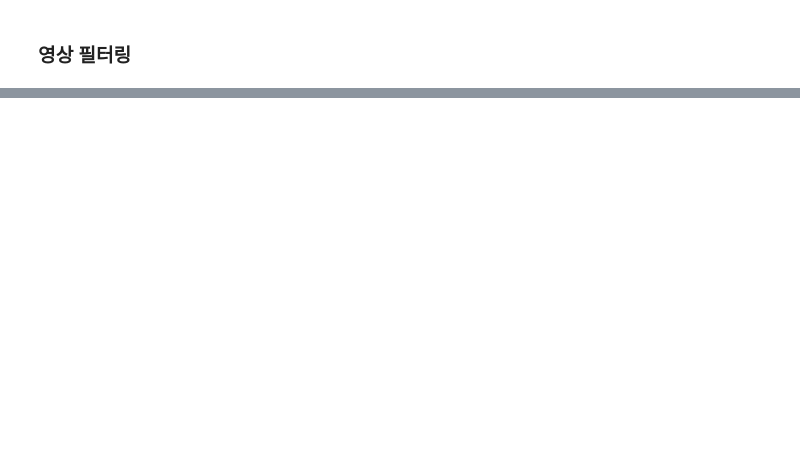
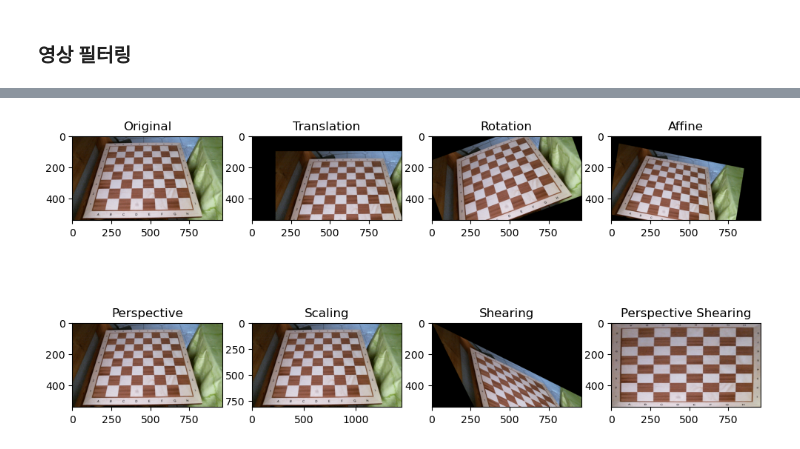
Before and after one commit to GithubJoshuaPark/AI_Master_Lec, a Jupyter notebook: 1_cv/03_cv_3_class.ipynb, the cells around one changed output, grey strips where cells are left out. Cells and saved outputs as stored; diff of their text form; code cells hidden in the pictures; blank space fills up the shorter version.

```diff
--- a/1_cv/03_cv_3_class.ipynb
+++ b/1_cv/03_cv_3_class.ipynb
@@ -168,0 +171,87 @@ close_window()
+# %%
+## 기하학적 변환
+src = cv2.imread("./fig/checkerboard.png")
+
+# Translation which moves an object
+# 2x3 matrix which is used to translate (move) an object to the right by 150 pixels and down by 100 pixels
+aff = np.array([[1, 0, 150],
+                [0, 1, 100]], dtype=np.float32)
+dst = cv2.warpAffine(src, aff, (0, 0))
+
+# Rotation which rotates an object
+# 2x3 matrix which is used to rotate an object by 20 degrees
+cp = (src.shape[1]/2, src.shape[0]/2) # center point of an image, width/2, height/2
+rot = cv2.getRotationMatrix2D(cp, 20, 1) # 2x3 matrix which is used to rotate an object by 20 degrees
+dst2 = cv2.warpAffine(src, rot, (0, 0))  # Apply an affine transformation to an image
+
+# Affine transformation which is a linear transformation
+# 3 points, 3 points are enough to do affine transformation
+# 3 points are enough to do affine transformation
+src_pts = np.array([[0, 0], [0, 300], [300, 0]], dtype=np.float32)
+dst_pts = np.array([[50, 50], [10, 300], [300, 100]], dtype=np.float32)
+aff = cv2.getAffineTransform(src_pts, dst_pts)
+dst3 = cv2.warpAffine(src, aff, (0, 0))
+
+# Perspective transformation which is a non-linear transformation
+src_pts = np.array([[0, 0], [0, 300], [300, 0], [300, 300]], dtype=np.float32)
+dst_pts = np.array([[0, 0], [0, 300], [300, 0], [300, 300]], dtype=np.float32)
+pers = cv2.getPerspectiveTransform(src_pts, dst_pts)
+dst4 = cv2.warpPerspective(src, pers, (0, 0))
+
+# Scaling which is a linear transformation
+
+# h, w = src.shape[:2] # height, width of an image, src.shape returns (height, width, channel), [:2] returns (height, width)
+# affine_scale = np.array([[1.5, 0, 0], [0, 1.5, 0]], dtype=np.float32) # 2x3 matrix which is used to scale an object by 1.5 times
+# dst5 = cv2.warpAffine(src, affine_scale, (w, h)) # Apply an affine transformation to an image
+
+# Apply a scaling transformation to an image
+# , interpolation=cv2.INTER_NEAREST is used to apply the nearest neighbor interpolation
+#   when scaling an image
+dst5 = cv2.resize(src, (0, 0), fx=1.5, fy=1.5, interpolation=cv2.INTER_NEAREST)
+
+
+# Shearing which is a linear transformation
+affine_shear = np.array([[1, 0.5, 0], [0.5, 1, 0]], dtype=np.float32) # 2x3 matrix which is used to shear an object
+dst6 = cv2.warpAffine(src, affine_shear, (0, 0)) # Apply an affine transformation to an image
+
+# Perspective shearing which is a non-linear transformation
+h, w = src.shape[:2]
+
+coord = cv2.selectROI(src) # Select a region of interest (ROI) in an image with the mouse
+print('coord:', coord)     # to get the coordinates of the selected region of interest (ROI)
+
+src_pts = np.array([[214, 47], [688, 45], [831, 517], [68, 526]], dtype=np.float32)
+dst_pts = np.array([[0, 0], [w-1, 0], [w-1, h-1], [0, h-1]], dtype=np.float32)
+pers = cv2.getPerspectiveTransform(src_pts, dst_pts)
+dst7 = cv2.warpPerspective(src, pers, (0, 0))
+
+cv2.imshow("src", src)
+cv2.imshow("dst5", dst5)
+
+# draw a table which has 2 rows and 4 columns
+plt.figure(figsize=(12, 6))
+plt.subplot(241), plt.imshow(cv2.cvtColor(src, cv2.COLOR_BGR2RGB)), plt.title('Original')
+plt.subplot(242), plt.imshow(cv2.cvtColor(dst, cv2.COLOR_BGR2RGB)), plt.title('Translation')
+plt.subplot(243), plt.imshow(cv2.cvtColor(dst2, cv2.COLOR_BGR2RGB)), plt.title('Rotation')
+plt.subplot(244), plt.imshow(cv2.cvtColor(dst3, cv2.COLOR_BGR2RGB)), plt.title('Affine')
+plt.subplot(245), plt.imshow(cv2.cvtColor(dst4, cv2.COLOR_BGR2RGB)), plt.title('Perspective')
+plt.subplot(246), plt.imshow(cv2.cvtColor(dst5, cv2.COLOR_BGR2RGB)), plt.title('Scaling')
+plt.subplot(247), plt.imshow(cv2.cvtColor(dst6, cv2.COLOR_BGR2RGB)), plt.title('Shearing')
+plt.subplot(248), plt.imshow(cv2.cvtColor(dst7, cv2.COLOR_BGR2RGB)), plt.title('Perspective Shearing')
+plt.show()
+
+# draw a table which has 2 rows and 4 columns and display plot bars
+plt.figure(figsize=(12, 6))
+plt.subplot(241), plt.hist(src.ravel(), 256, [0, 256]), plt.title('Original') # draw a histogram
+plt.subplot(242), plt.hist(dst.ravel(), 256, [0, 256]), plt.title('Translation') # draw a histogram
+plt.subplot(243), plt.hist(dst2.ravel(), 256, [0, 256]), plt.title('Rotation') # draw a histogram
+plt.subplot(244), plt.hist(dst3.ravel(), 256, [0, 256]), plt.title('Affine') # draw a histogram
+plt.subplot(245), plt.hist(dst4.ravel(), 256, [0, 256]), plt.title('Perspective') # draw a histogram
+plt.subplot(246), plt.hist(dst5.ravel(), 256, [0, 256]), plt.title('Scaling') # draw a histogram
+plt.subplot(247), plt.hist(dst6.ravel(), 256, [0, 256]), plt.title('Shearing') # draw a histogram
+plt.subplot(248), plt.hist(dst7.ravel(), 256, [0, 256]), plt.title('Perspective Shearing') # draw a histogram
+plt.show()
+
+cv2.waitKey()
+close_window()
+# %% [output]
@@ -168,0 +261 @@ close_window()
+[figure, added]
```
Also changed, not shown: parts of 5 cells of this notebook, 5 other files.
